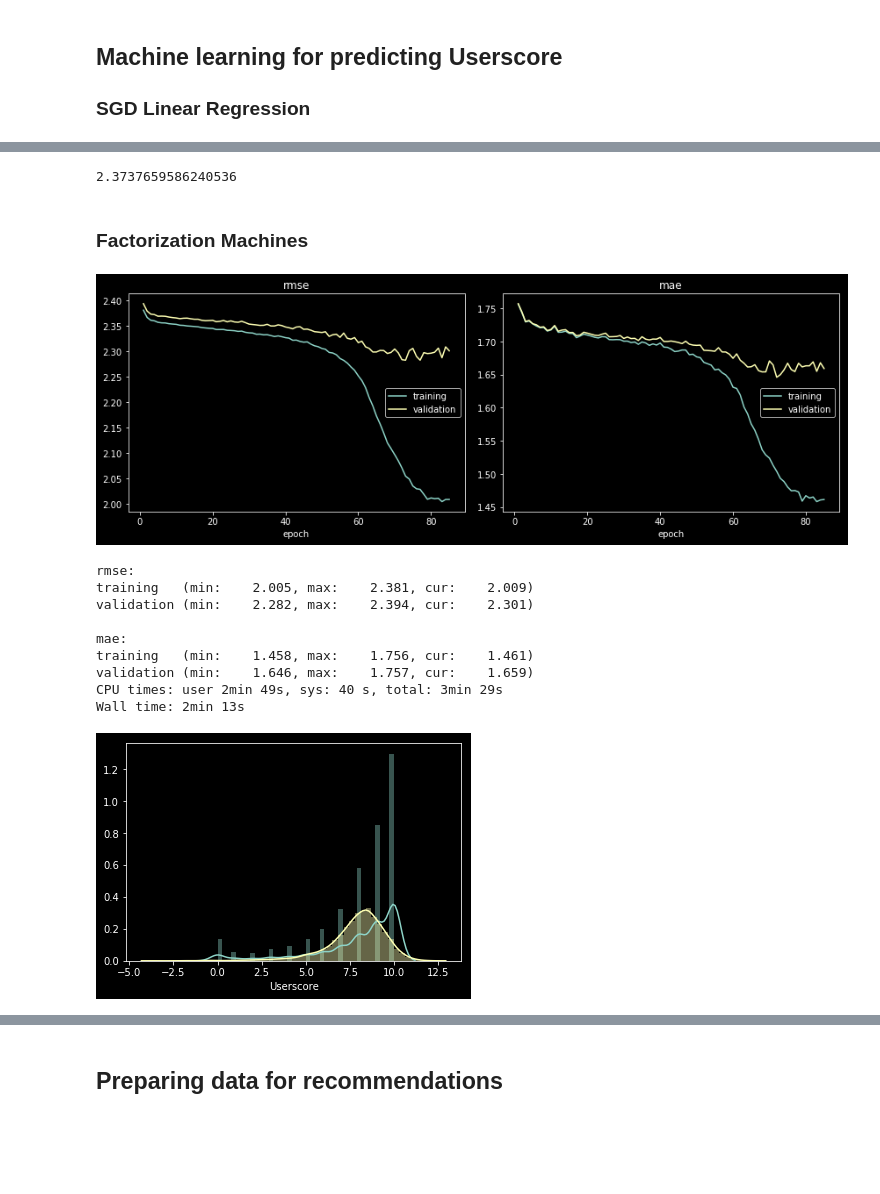
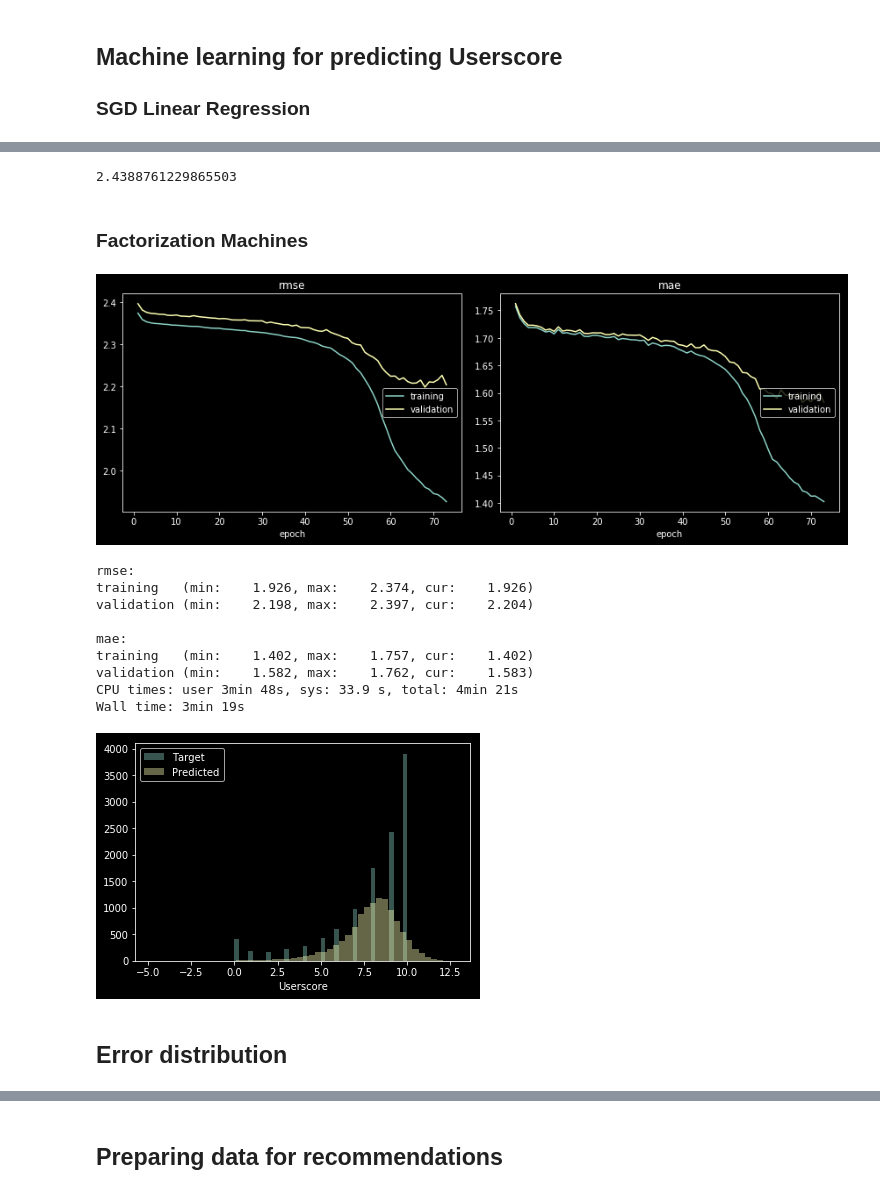
Before and after one commit to lambdaofgod/examples-counterexamples, a Jupyter notebook: notebooks/Metacritic Game Reviews & Factorization Machines.ipynb, the cells around one changed output, grey strips where cells are left out. Cells and saved outputs as stored; diff of their text form; code cells hidden in the pictures; blank space fills up the shorter version.

```diff
--- a/notebooks/Metacritic Game Reviews & Factorization Machines.ipynb
+++ b/notebooks/Metacritic Game Reviews & Factorization Machines.ipynb
@@ -66,6 +69,7 @@ def preprocess_game_info_df(game_info_df):
 def preprocess_game_comments_df(game_comments_df):
   game_comments_df = pd.read_csv('metacritic_game_user_comments.csv', index_col=0)
   # game_comments_df = game_comments_df[game_comments_df['Platform'] == 'PC']
+  game_comments_df = game_comments_df[~game_comments_df['Comment'].isna()]
   return game_comments_df[~game_comments_df['Username'].isna()]
 # %%
 def get_column_inverse_norms(X, tol=1e-5):
@@ -100,10 +104,21 @@ def get_ratings_matrix_from_ratings_dict(ratings_df, comments_df, title_le):
 # %% [markdown]
 ### Genre features for users
 # %%
-def make_user_game_vectorizer(primary_columns=['Title_label_ID', 'Username_label_ID', 'Platform'], selected_columns=['Metascore', 'Avg_Userscore'], bow_columns=['Genre']):
+## TODO: this methodology is invalid, dimensionality reduction should be fitted to train data
+def vectorizer_reducer_pipeline(reducer=NMF, vectorizer=TfidfVectorizer):
+    return make_pipeline(
+        vectorizer(max_features=5000),
+        reducer(n_components=25)
+    )
+
+
+def make_user_game_vectorizer(
+        primary_columns=['Title_label_ID', 'Username_label_ID', 'Platform'],
+        selected_columns=['Metascore', 'Avg_Userscore'],
+        bow_columns=['Genre', 'Comment']):
     column_encoders = [(col, OneHotEncoder(categories='auto'), [col]) for col in primary_columns]
     column_selectors = [(col, StandardScaler(), [col]) for col in selected_columns]
-    bow_column_encoders = [(col, CountVectorizer(binary=True), col) for col in bow_columns]
+    bow_column_encoders = [(col, vectorizer_reducer_pipeline(), col) for col in bow_columns]
     return sklearn.compose.ColumnTransformer(column_encoders + column_selectors + bow_column_encoders)
 # %%
 default_fm_hyperparams = dict(init_stdev=0.01, rank=50, l2_reg_w=5.0, l2_reg_V=8.0)
@@ -349,30 +454,33 @@ y_pred_lin_reg = lin_reg.predict(X_test)
 # %%
 np.sqrt(mean_squared_error(y_pred_lin_reg , y_test))
 # %% [output]
-2.3737659586240536
+2.4388761229865503
 # %% [markdown]
 ### Factorization Machines
 # %%
 %%time
-fm, liveplot = train_mcmc_fm(X_train, y_train, n_iter=500, rank=10, init_stdev=1e-3, early_stopping_patience=8)
+fm, liveplot = train_mcmc_fm(X_train, y_train, n_iter=500, rank=10, init_stdev=1e-3, early_stopping_patience=5)
 # %% [output]
-[figure, old version]
+[figure, new version]
 rmse:
-training   (min:    2.005, max:    2.381, cur:    2.009)
-validation (min:    2.282, max:    2.394, cur:    2.301)
+training   (min:    1.926, max:    2.374, cur:    1.926)
+validation (min:    2.198, max:    2.397, cur:    2.204)
 
 mae:
-training   (min:    1.458, max:    1.756, cur:    1.461)
-validation (min:    1.646, max:    1.757, cur:    1.659)
-CPU times: user 2min 49s, sys: 40 s, total: 3min 29s
-Wall time: 2min 13s
+training   (min:    1.402, max:    1.757, cur:    1.402)
+validation (min:    1.582, max:    1.762, cur:    1.583)
+CPU times: user 3min 48s, sys: 33.9 s, total: 4min 21s
+Wall time: 3min 19s
 # %%
 y_pred = fm.predict(X_test)
 
-sns.distplot(y_test);
-sns.distplot(y_pred);
+sns.distplot(y_test, kde=False, label='Target');
+sns.distplot(y_pred, kde=False, label='Predicted')
+plt.legend();
 # %% [output]
-[figure, old version]
+[figure, new version]
+# %% [markdown]
+## Error distribution
 # %%
 sns.distplot(y_test - y_pred);
 # %% [output]
```
Also changed, not shown: parts of 59 cells of this notebook.
